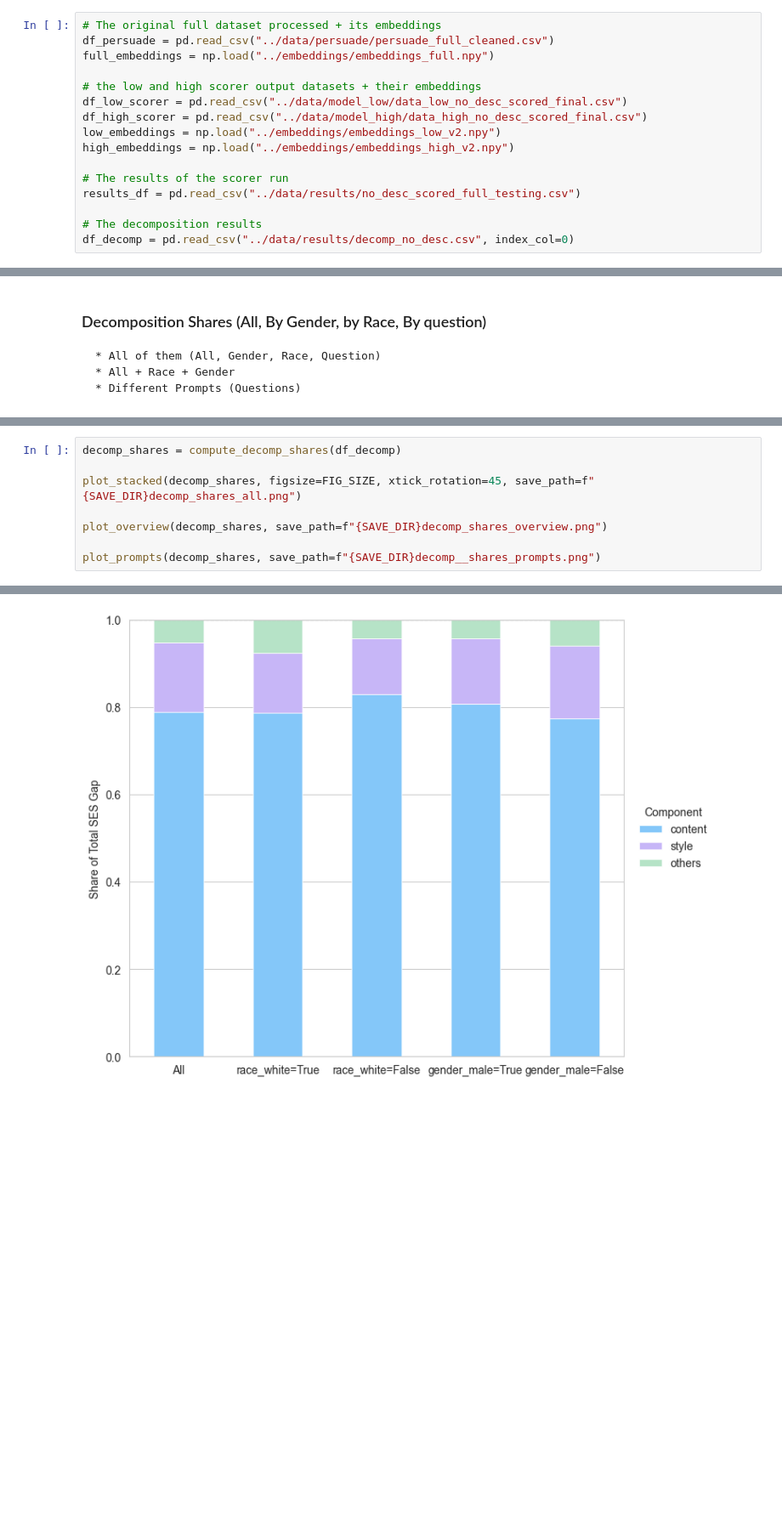
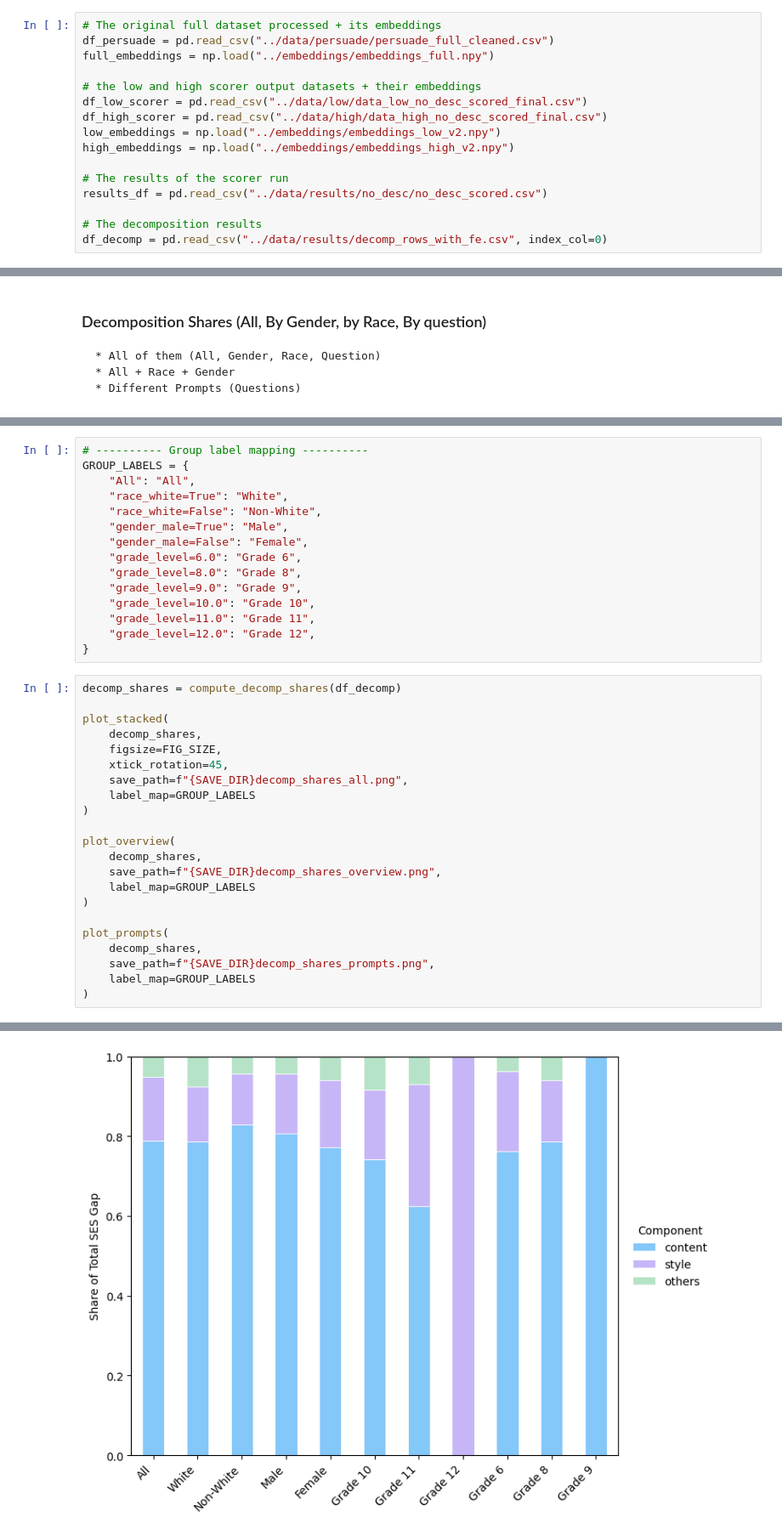
Before and after one commit to PedroPertusi/contentVsForm, a Jupyter notebook: src/images.ipynb, the cells around one changed output, grey strips where cells are left out. Shown: that part at 85% size. Cells and saved outputs as stored; diff of their text form; blank space fills up the shorter version.

Commit message:
feat: updating decomposition and bootsraping notebook

```diff
--- a/src/images.ipynb
+++ b/src/images.ipynb
@@ -30,16 +30,16 @@ df_persuade = pd.read_csv("../data/persuade/persuade_full_cleaned.csv")
 full_embeddings = np.load("../embeddings/embeddings_full.npy")
 
 # the low and high scorer output datasets + their embeddings
-df_low_scorer = pd.read_csv("../data/model_low/data_low_no_desc_scored_final.csv")
-df_high_scorer = pd.read_csv("../data/model_high/data_high_no_desc_scored_final.csv")
+df_low_scorer = pd.read_csv("../data/low/data_low_no_desc_scored_final.csv")
+df_high_scorer = pd.read_csv("../data/high/data_high_no_desc_scored_final.csv")
 low_embeddings = np.load("../embeddings/embeddings_low_v2.npy")
 high_embeddings = np.load("../embeddings/embeddings_high_v2.npy")
 
 # The results of the scorer run
-results_df = pd.read_csv("../data/results/no_desc_scored_full_testing.csv")
+results_df = pd.read_csv("../data/results/no_desc/no_desc_scored.csv")
 
 # The decomposition results
-df_decomp = pd.read_csv("../data/results/decomp_no_desc.csv", index_col=0)
+df_decomp = pd.read_csv("../data/results/decomp_rows_with_fe.csv", index_col=0)
 # %% [markdown]
 -----
 # %% [markdown]
@@ -954,9 +1089,38 @@ def plot_prompts(decomp_shares, save_path=None):
+# %%
+# ---------- Group label mapping ----------
+GROUP_LABELS = {
+    "All": "All",
+    "race_white=True": "White",
+    "race_white=False": "Non-White",
+    "gender_male=True": "Male",
+    "gender_male=False": "Female",
+    "grade_level=6.0": "Grade 6",
+    "grade_level=8.0": "Grade 8",
+    "grade_level=9.0": "Grade 9",
+    "grade_level=10.0": "Grade 10",
+    "grade_level=11.0": "Grade 11",
+    "grade_level=12.0": "Grade 12",
+}
 # %%
 decomp_shares = compute_decomp_shares(df_decomp)
 
-plot_stacked(decomp_shares, figsize=FIG_SIZE, xtick_rotation=45, save_path=f"{SAVE_DIR}decomp_shares_all.png")
+plot_stacked(
+    decomp_shares,
+    figsize=FIG_SIZE,
+    xtick_rotation=45,
+    save_path=f"{SAVE_DIR}decomp_shares_all.png",
+    label_map=GROUP_LABELS
+)
 
-plot_overview(decomp_shares, save_path=f"{SAVE_DIR}decomp_shares_overview.png")
+plot_overview(
+    decomp_shares,
+    save_path=f"{SAVE_DIR}decomp_shares_overview.png",
+    label_map=GROUP_LABELS
+)
 
-plot_prompts(decomp_shares, save_path=f"{SAVE_DIR}decomp__shares_prompts.png")
+plot_prompts(
+    decomp_shares,
+    save_path=f"{SAVE_DIR}decomp_shares_prompts.png",
+    label_map=GROUP_LABELS
+)
 # %% [output]
@@ -964 +1128 @@ plot_prompts(decomp_shares, save_path=f"{SAVE_DIR}decomp__shares_prompts.png")
-[figure, old version]
+[figure, new version]
```
Also changed, not shown: parts of 16 cells of this notebook, 6 other files.
